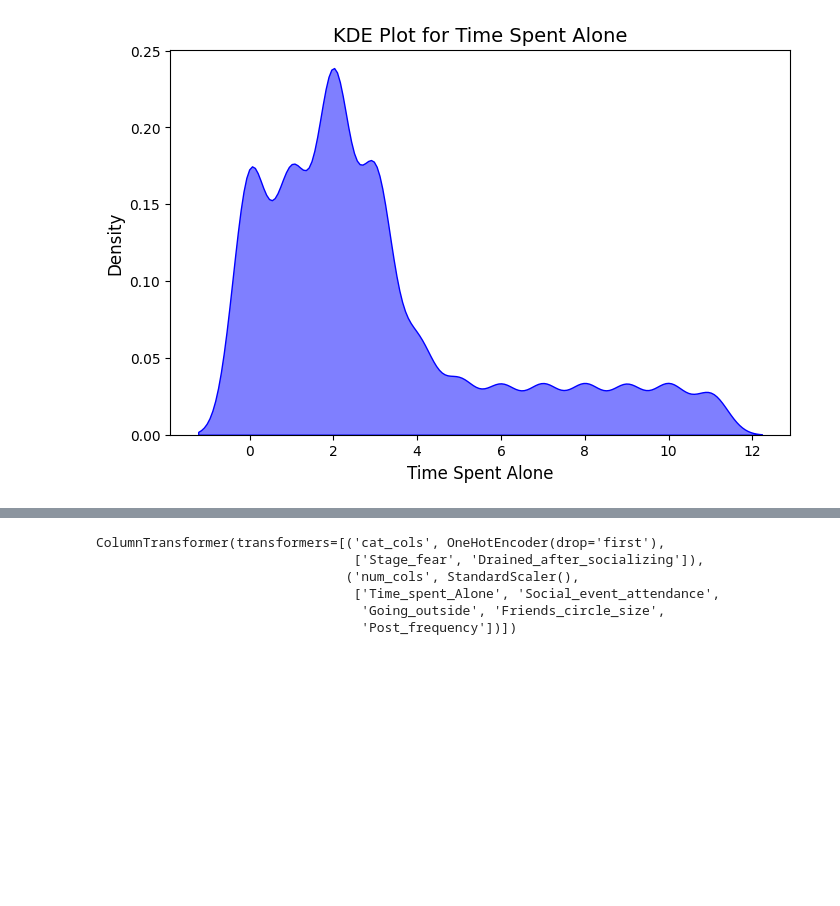
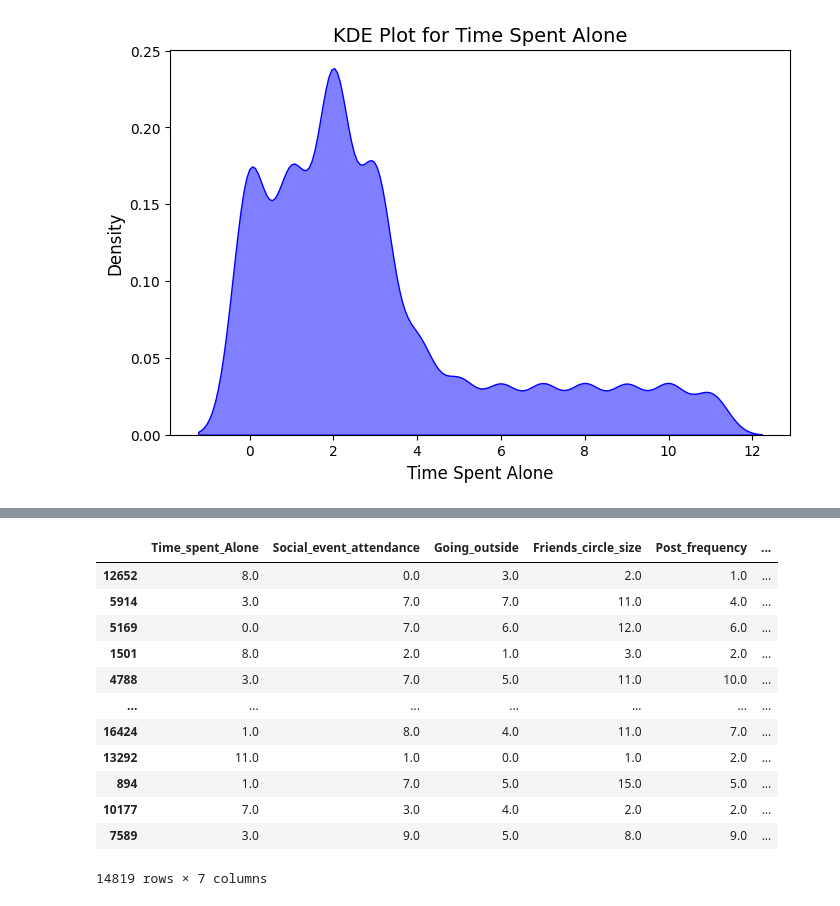
Before and after one commit to kokilagaurav/introvert_extrovert_analysis, a Jupyter notebook: notebook.ipynb, the cells around one changed output, grey strips where cells are left out. Saved outputs shown, nothing was run; the diff lists cells and outputs as text; code cells hidden in the pictures; blank space fills up the shorter version.

Commit message:
test_data transformed

```diff
--- a/notebook.ipynb
+++ b/notebook.ipynb
@@ -272,15 +306,24 @@ x = df[['Time_spent_Alone', 'Social_event_attendance', 'Going_outside', 'Friends
 
 
 x_train, x_test, y_train, y_test = train_test_split(x, y_encoded, test_size=0.2, random_state=42, stratify=y_encoded)
+# %%
+x_train
+# %% [output]
+|  | Time_spent_Alone | Social_event_attendance | Going_outside | Friends_circle_size | Post_frequency | ... |
+| 12652 | 8.0 | 0.0 | 3.0 | 2.0 | 1.0 | ... |
+| 5914 | 3.0 | 7.0 | 7.0 | 11.0 | 4.0 | ... |
+| 5169 | 0.0 | 7.0 | 6.0 | 12.0 | 6.0 | ... |
+| 1501 | 8.0 | 2.0 | 1.0 | 3.0 | 2.0 | ... |
+| 4788 | 3.0 | 7.0 | 5.0 | 11.0 | 10.0 | ... |
+| ... | ... | ... | ... | ... | ... | ... |
+| 16424 | 1.0 | 8.0 | 4.0 | 11.0 | 7.0 | ... |
+| 13292 | 11.0 | 1.0 | 0.0 | 1.0 | 2.0 | ... |
+| 894 | 1.0 | 7.0 | 5.0 | 15.0 | 5.0 | ... |
+| 10177 | 7.0 | 3.0 | 4.0 | 2.0 | 2.0 | ... |
+| 7589 | 3.0 | 9.0 | 5.0 | 8.0 | 9.0 | ... |
+14819 rows × 7 columns
 # %%
-preprocessor.fit(x_train, y_train)
+transformed_data = preprocessor.fit_transform(x_train, y_train)
-# %% [output]
-ColumnTransformer(transformers=[('cat_cols', OneHotEncoder(drop='first'),
-                                 ['Stage_fear', 'Drained_after_socializing']),
-                                ('num_cols', StandardScaler(),
-                                 ['Time_spent_Alone', 'Social_event_attendance',
-                                  'Going_outside', 'Friends_circle_size',
-                                  'Post_frequency'])])
 # %%
 test_df = pd.read_csv('test.csv')
 # %%
```
Also changed, not shown: parts of 10 cells of this notebook.
